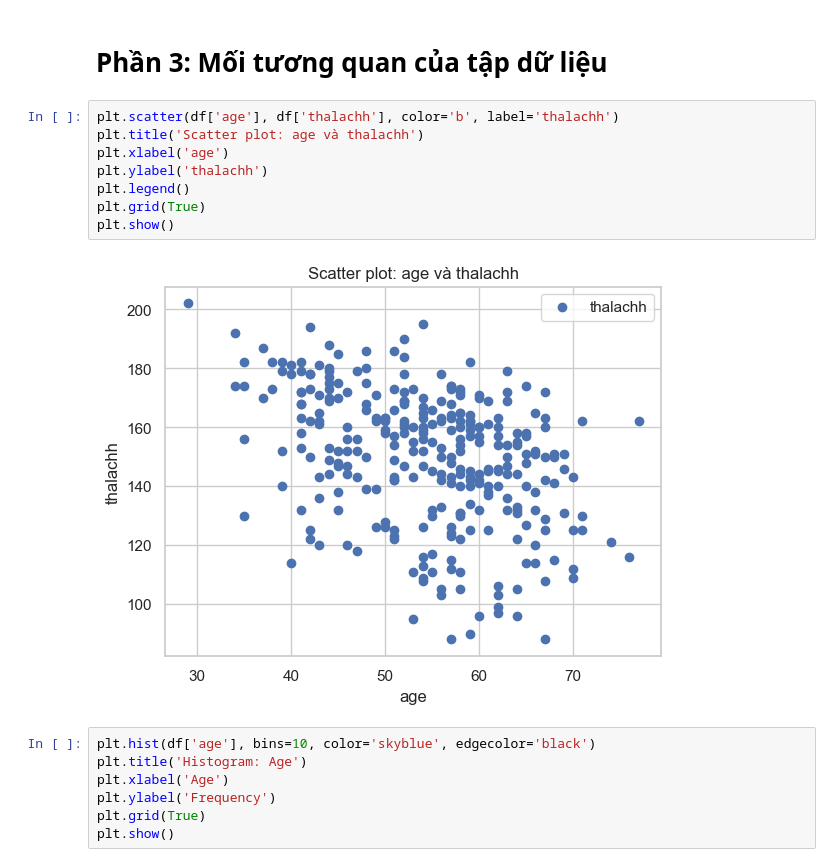
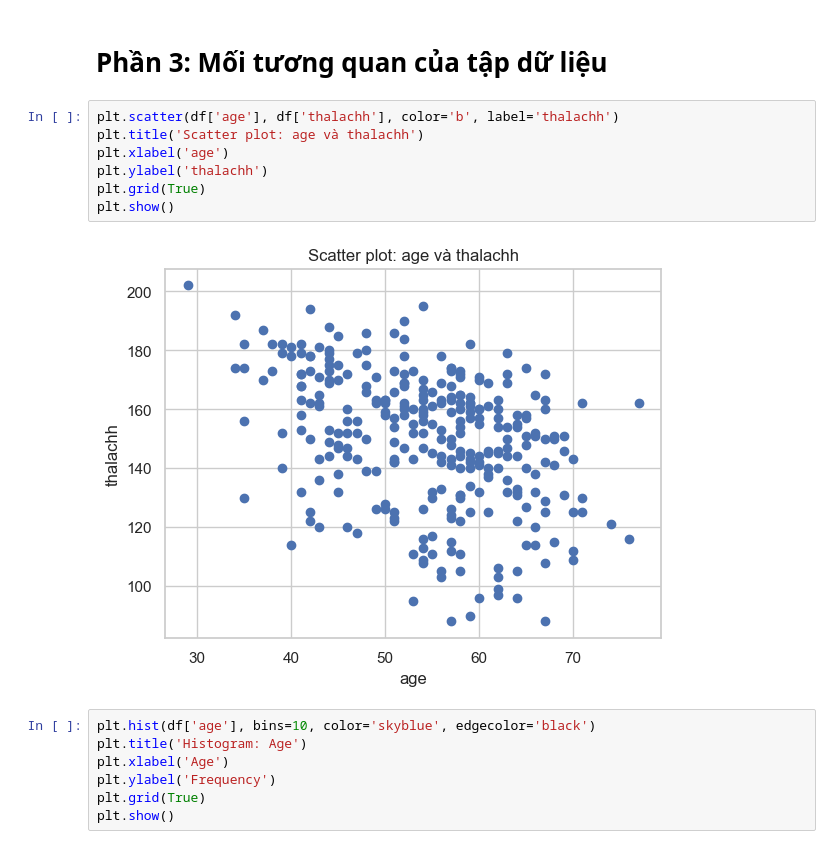
Before and after one commit to minhkhanh-coder/machine-learning-1, a Jupyter notebook: supervised_learning/supervised_learning.ipynb, the cells around one changed output. Saved outputs shown, nothing was run; the diff lists cells and outputs as text.

```diff
--- a/supervised_learning/supervised_learning.ipynb
+++ b/supervised_learning/supervised_learning.ipynb
@@ -445,13 +445,12 @@ plt.show()
 # %%
 plt.scatter(df['age'], df['thalachh'], color='b', label='thalachh')
 plt.title('Scatter plot: age và thalachh')
 plt.xlabel('age')
 plt.ylabel('thalachh')
-plt.legend()
 plt.grid(True)
 plt.show()
 # %% [output]
-[figure, old version]
+[figure, new version]
 # %%
 plt.hist(df['age'], bins=10, color='skyblue', edgecolor='black')
 plt.title('Histogram: Age')
```
Also changed, not shown: parts of 9 cells of this notebook, 1 other file.
